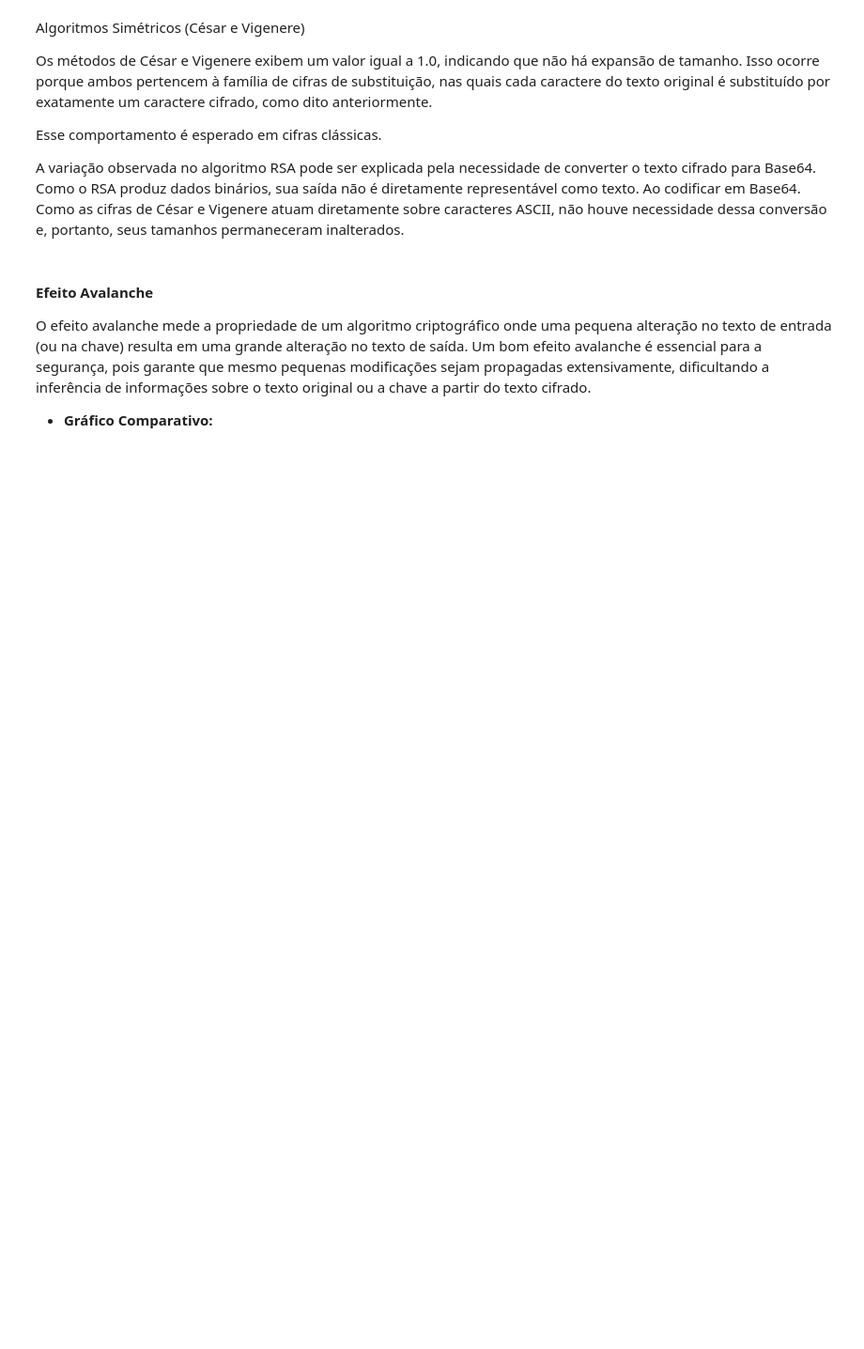
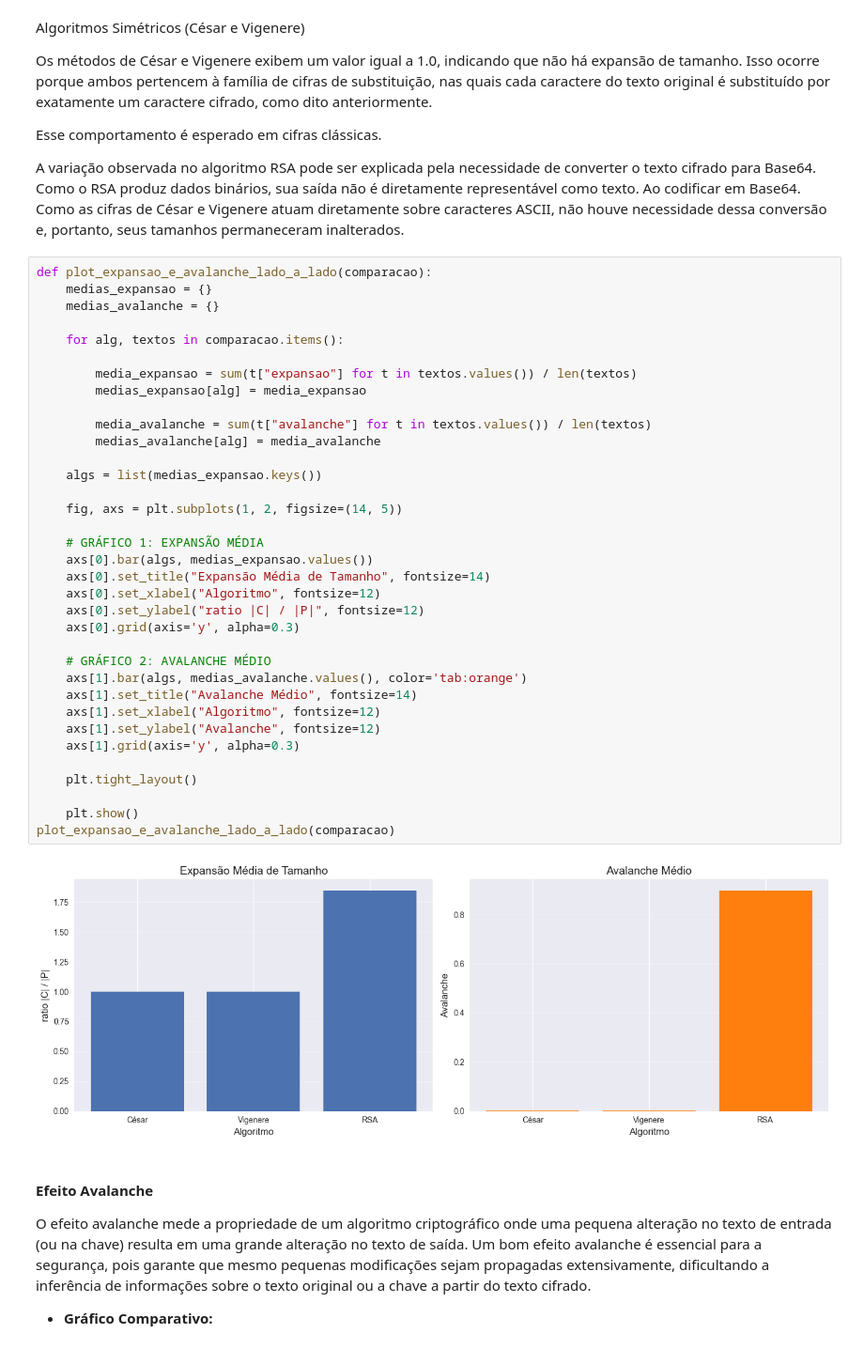
Before and after one commit to RaphaellaRoma/Criptoataques, a Jupyter notebook: criptoataques.ipynb, the cells around one changed output. Shown at 94% size. Cells and saved outputs as stored; diff of their text form; blank space fills up the shorter version.

```diff
--- a/criptoataques.ipynb
+++ b/criptoataques.ipynb
@@ -829,6 +807,43 @@ Isso ocorre porque ambos pertencem à família de cifras de substituição, nas
 Esse comportamento é esperado em cifras clássicas.
 
 A variação observada no algoritmo RSA pode ser explicada pela necessidade de converter o texto cifrado para Base64. Como o RSA produz dados binários, sua saída não é diretamente representável como texto. Ao codificar em Base64. Como as cifras de César e Vigenere atuam diretamente sobre caracteres ASCII, não houve necessidade dessa conversão e, portanto, seus tamanhos permaneceram inalterados.
+# %%
+def plot_expansao_e_avalanche_lado_a_lado(comparacao):
+    medias_expansao = {}
+    medias_avalanche = {}
+
+    for alg, textos in comparacao.items():
+
+        media_expansao = sum(t["expansao"] for t in textos.values()) / len(textos)
+        medias_expansao[alg] = media_expansao
+
+        media_avalanche = sum(t["avalanche"] for t in textos.values()) / len(textos)
+        medias_avalanche[alg] = media_avalanche
+
+    algs = list(medias_expansao.keys())
+
+    fig, axs = plt.subplots(1, 2, figsize=(14, 5))
+
+    # GRÁFICO 1: EXPANSÃO MÉDIA
+    axs[0].bar(algs, medias_expansao.values())
+    axs[0].set_title("Expansão Média de Tamanho", fontsize=14)
+    axs[0].set_xlabel("Algoritmo", fontsize=12)
+    axs[0].set_ylabel("ratio |C| / |P|", fontsize=12)
+    axs[0].grid(axis='y', alpha=0.3)
+
+    # GRÁFICO 2: AVALANCHE MÉDIO
+    axs[1].bar(algs, medias_avalanche.values(), color='tab:orange')
+    axs[1].set_title("Avalanche Médio", fontsize=14)
+    axs[1].set_xlabel("Algoritmo", fontsize=12)
+    axs[1].set_ylabel("Avalanche", fontsize=12)
+    axs[1].grid(axis='y', alpha=0.3)
+
+    plt.tight_layout()
+
+    plt.show()
+plot_expansao_e_avalanche_lado_a_lado(comparacao)
+# %% [output]
+[figure, added]
 # %% [markdown]
 #### **Efeito Avalanche**
 
```
Also changed, not shown: parts of 12 cells of this notebook.
